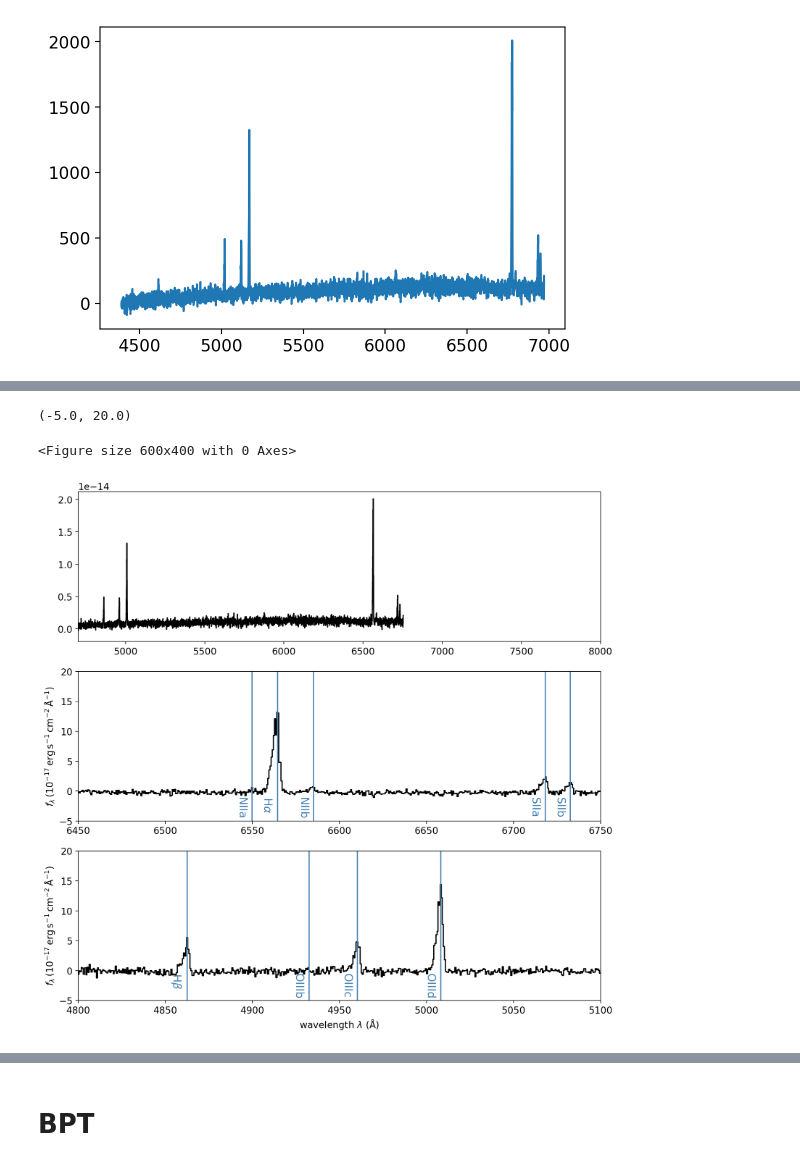
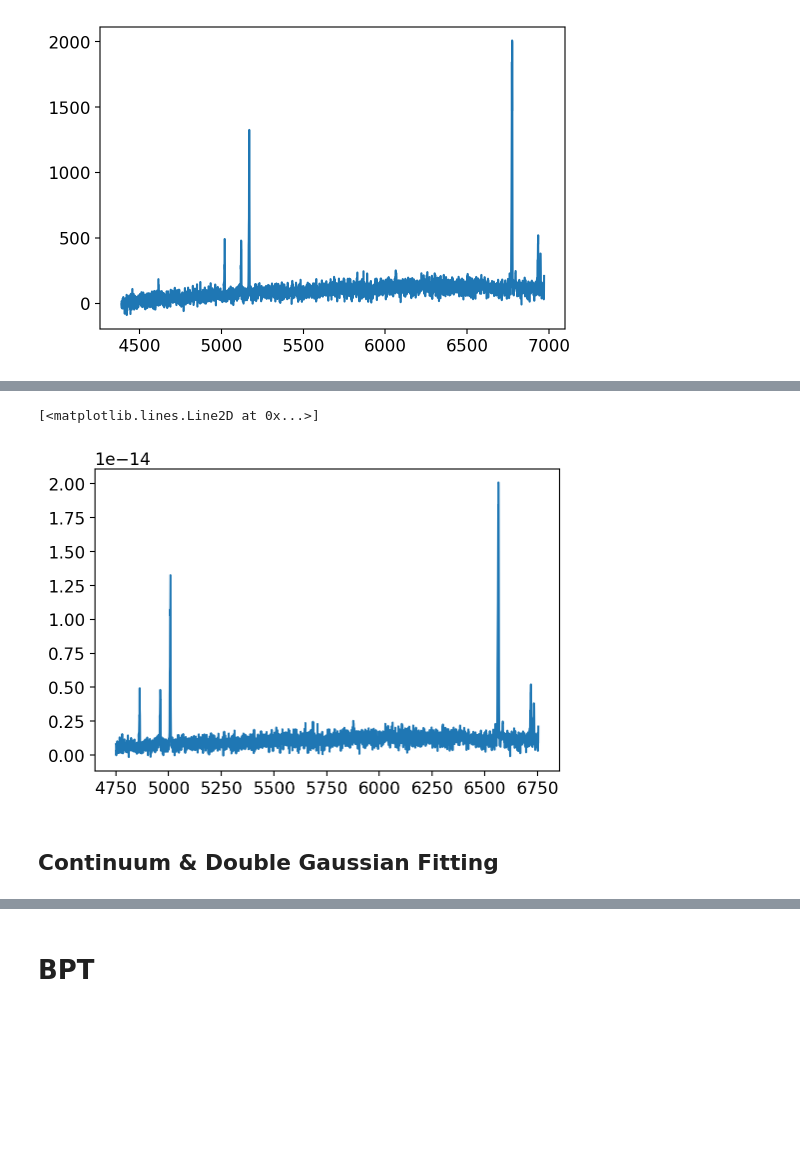
Before and after one commit to kstoreyf/anomalies-GAN-HSC, a Jupyter notebook: notebooks/plots_bluedot_2021-04-06.ipynb, the cells around one changed output, grey strips where cells are left out. Drawn from its saved outputs; the diff is of its cells as text; code cells hidden in the pictures; blank space fills up the shorter version.

```diff
--- a/notebooks/plots_bluedot_2021-04-06.ipynb
+++ b/notebooks/plots_bluedot_2021-04-06.ipynb
@@ -70,8 +68,11 @@ line_dict = {r'H$\alpha$':6564.61, r'H$\beta$':4862.68, 'OIIIa':4364.436, 'OIIIb
 # %%
 # Redshift via fits by X Prochaska
 # (https://docs.google.com/document/d/10n5E8VDJrd3xSTXbU-RvsNgrjl6vjcoLdYiE35Fg0tw/edit)
+# also make cut above 4800
 z=0.03221
 wave = w*u.AA / (1+z)
+wave_mask = wave>4750*u.AA
+wave = wave[wave_mask]
 flux = f*10**-17 * u.Unit('erg cm-2 s-1 AA-1') #??
+flux = flux[wave_mask]
 spec_norm = Spectrum1D(spectral_axis=wave, flux=flux, redshift=z)
-spec_norm_cont = spec_norm / fit_generic_continuum(spec_norm)(spec_norm.spectral_axis) - spec_norm/spec_norm
@@ -81,53 +79,7 @@ WARNING:astropy:Model is linear in parameters; consider using linear fitting met
-# %%
-plt.figure()
-fig, axarr = plt.subplots(3, 1, figsize=(12,12))
-ax0, ax1, ax2 = axarr
-
-# Full spectrum
-ax0.step(spec_norm.wavelength, spec_norm.flux, color='black')
-ax0.set_xlim(4700, 8000)
-
-# Halpha region
-ax1.step(spec_norm_cont.wavelength, spec_norm_cont.flux, color='black')
-xmin, xmax = 6450,6750
-for line in line_dict:
-    wline = line_dict[line]
-    if xmin<wline<xmax:
-        ax1.axvline(wline, color='steelblue')
-        ax1.text(wline-3, -1, line, {'color': 'steelblue', 'fontsize': 14},
-             horizontalalignment='right',
-             verticalalignment='top',
-             rotation=270)
-ax1.set_xlim(xmin, xmax)
-
-# Hbeta region
-ax2.step(spec_norm_cont.wavelength, spec_norm_cont.flux, color='black')
-#w_corrections = {r'H$\beta$':11, 'OIIIb':9, 'OIIIc':8,
-#             'OIIId':7}
-xmin, xmax = 4800,5100
-for line in w_corrections:
-    wline = line_dict[line]# + w_corrections[line]
-    if xmin<wline<xmax:
-        ax2.axvline(wline, color='steelblue')
-        ax2.text(wline-3, -0.5, line, {'color': 'steelblue', 'fontsize': 14},
-             horizontalalignment='right',
-             verticalalignment='top',
-             rotation=270)
-ax2.set_xlim(xmin, xmax)
-
-# all labels and ylimits
-xlabel = r'wavelength $\lambda$ ($\mathrm{\AA}$)'
-ax2.set_xlabel(xlabel)
-ylabel = r'$f_\lambda \: (10^{-17} \, \mathrm{erg} \, \mathrm{s}^{-1} \, \mathrm{cm}^{-2} \, \mathrm{\AA}^{-1})$'
-#ax0.set_ylabel(ylabel)
-ax1.set_ylabel(ylabel)
-ax2.set_ylabel(ylabel)
-
-ymin, ymax = -5, 20
-#ax0.set_ylim(ymin, ymax)
-ax1.set_ylim(ymin, ymax)
-ax2.set_ylim(ymin, ymax)
-# %% [output]
-(-5.0, 20.0)
-<Figure size 600x400 with 0 Axes>
-[figure, removed]
+# %%
+plt.plot(spec_norm.wavelength, spec_norm.flux)
+# %% [output]
+[<matplotlib.lines.Line2D at 0x...>]
+[figure, added]
+# %% [markdown]
+## Continuum & Double Gaussian Fitting
```
Also changed, not shown: parts of 30 cells of this notebook.
